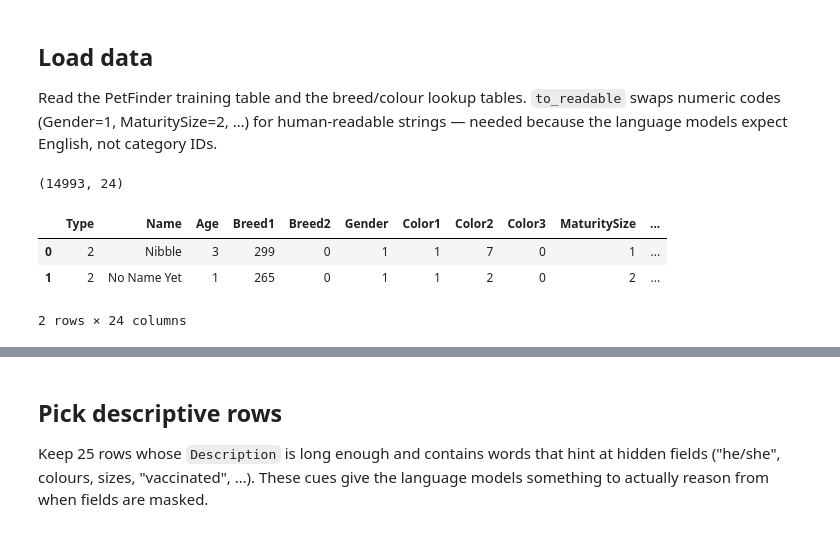
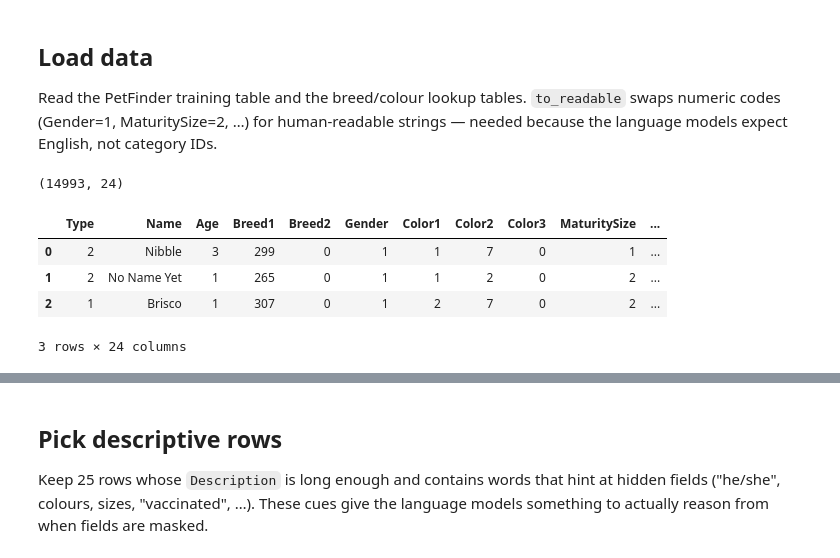
Before and after one commit to RaelMWare/dllm, a Jupyter notebook: notebooks/playground_2.ipynb, the cells around one changed output, grey strips where cells are left out. Saved outputs shown, nothing was run; the diff lists cells and outputs as text; code cells hidden in the pictures.

```diff
--- a/notebooks/playground_2.ipynb
+++ b/notebooks/playground_2.ipynb
@@ -35,32 +35,33 @@ color_map = dict(zip(color_labels["ColorID"], color_labels["ColorName"]))
 GENDER_MAP = {1: "Male", 2: "Female", 3: "Mixed"}
 SIZE_MAP   = {1: "Small", 2: "Medium", 3: "Large", 4: "Extra Large"}
 FUR_MAP    = {1: "Short", 2: "Medium", 3: "Long"}
 YESNO_MAP  = {1: "Yes", 2: "No", 3: "Not Sure"}
 HEALTH_MAP = {1: "Healthy", 2: "Minor Injury", 3: "Serious Injury"}
 TYPE_MAP   = {1: "Dog", 2: "Cat"}
 
 def to_readable(df):
     out = df.copy()
     out["Type"]         = out["Type"].map(TYPE_MAP)
     out["Gender"]       = out["Gender"].map(GENDER_MAP)
     out["MaturitySize"] = out["MaturitySize"].map(SIZE_MAP)
     out["FurLength"]    = out["FurLength"].map(FUR_MAP)
     out["Vaccinated"]   = out["Vaccinated"].map(YESNO_MAP)
     out["Dewormed"]     = out["Dewormed"].map(YESNO_MAP)
     out["Sterilized"]   = out["Sterilized"].map(YESNO_MAP)
     out["Health"]       = out["Health"].map(HEALTH_MAP)
     out["Breed1"]       = out["Breed1"].map(breed_map).fillna("Unknown")
     out["Breed2"]       = out["Breed2"].map(breed_map).fillna("None")
     out["Color1"]       = out["Color1"].map(color_map).fillna("Unknown")
     out["Color2"]       = out["Color2"].map(color_map).fillna("None")
     out["Color3"]       = out["Color3"].map(color_map).fillna("None")
     return out
 
 print(train.shape)
-train.head(2)
+train.head(3)
 # %% [output]
 (14993, 24)
 |  | Type | Name | Age | Breed1 | Breed2 | Gender | Color1 | Color2 | Color3 | MaturitySize | ... |
 | 0 | 2 | Nibble | 3 | 299 | 0 | 1 | 1 | 7 | 0 | 1 | ... |
 | 1 | 2 | No Name Yet | 1 | 265 | 0 | 1 | 1 | 2 | 0 | 2 | ... |
+| 2 | 1 | Brisco | 1 | 307 | 0 | 1 | 2 | 7 | 0 | 2 | ... |
-2 rows × 24 columns
+3 rows × 24 columns
```
Also changed, not shown: parts of 7 cells of this notebook.
